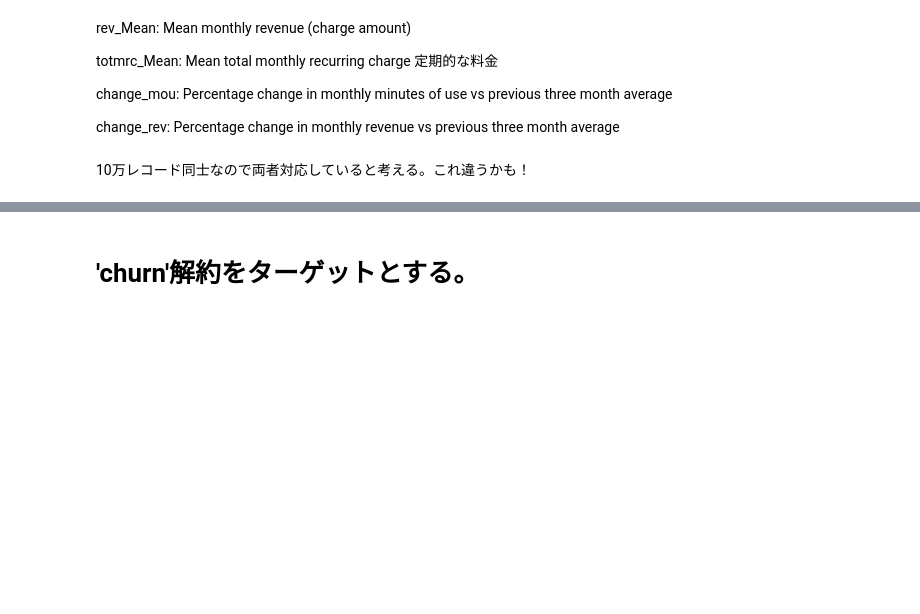
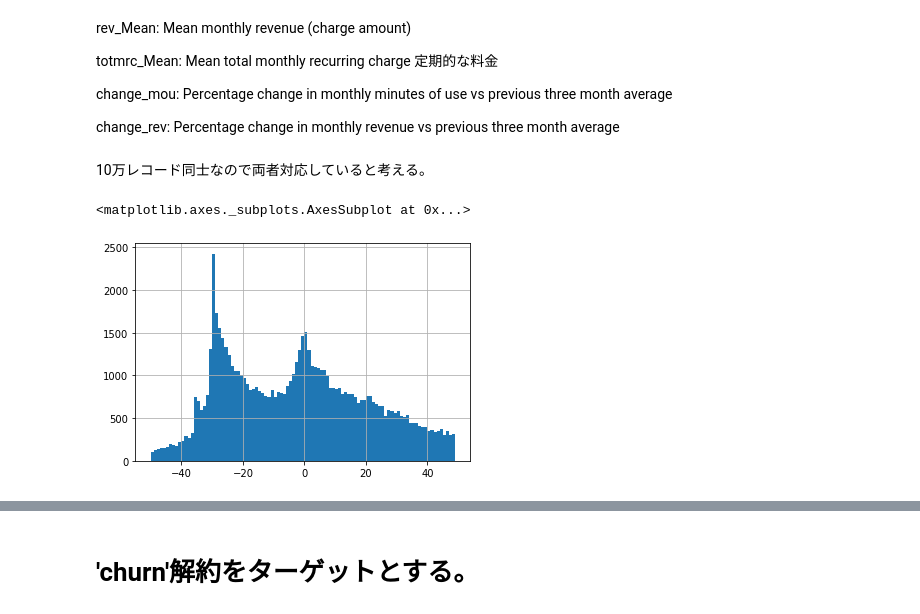
Before and after one commit to Yuji-ONUKI/GCI2020_Winter, a Jupyter notebook: final.ipynb, the cells around one changed output, grey strips where cells are left out. Drawn from its saved outputs; the diff is of its cells as text; code cells hidden in the pictures; blank space fills up the shorter version.

```diff
--- a/final.ipynb
+++ b/final.ipynb
@@ -83,8 +83,14 @@ Percentage change in monthly revenue vs previous three month average
 # %%
 #record.loc[record['rev_Mean']<0]
 # %% [markdown]
-10万レコード同士なので両者対応していると考える。これ違うかも！
+10万レコード同士なので両者対応していると考える。
 # %%
-#df=pd.concat([client,record],axis=1)
+df=pd.concat([client,record],axis=1)
 #org=df
-df=record
+#df=record
+# %%
+df['check3']=df['avgrev']*df['months']-df['totrev']
+df['check3'].hist(bins=range(-50,50,1))
+# %% [output]
+<matplotlib.axes._subplots.AxesSubplot at 0x...>
+[figure, added]
```
Also changed, not shown: parts of 25 cells of this notebook.
